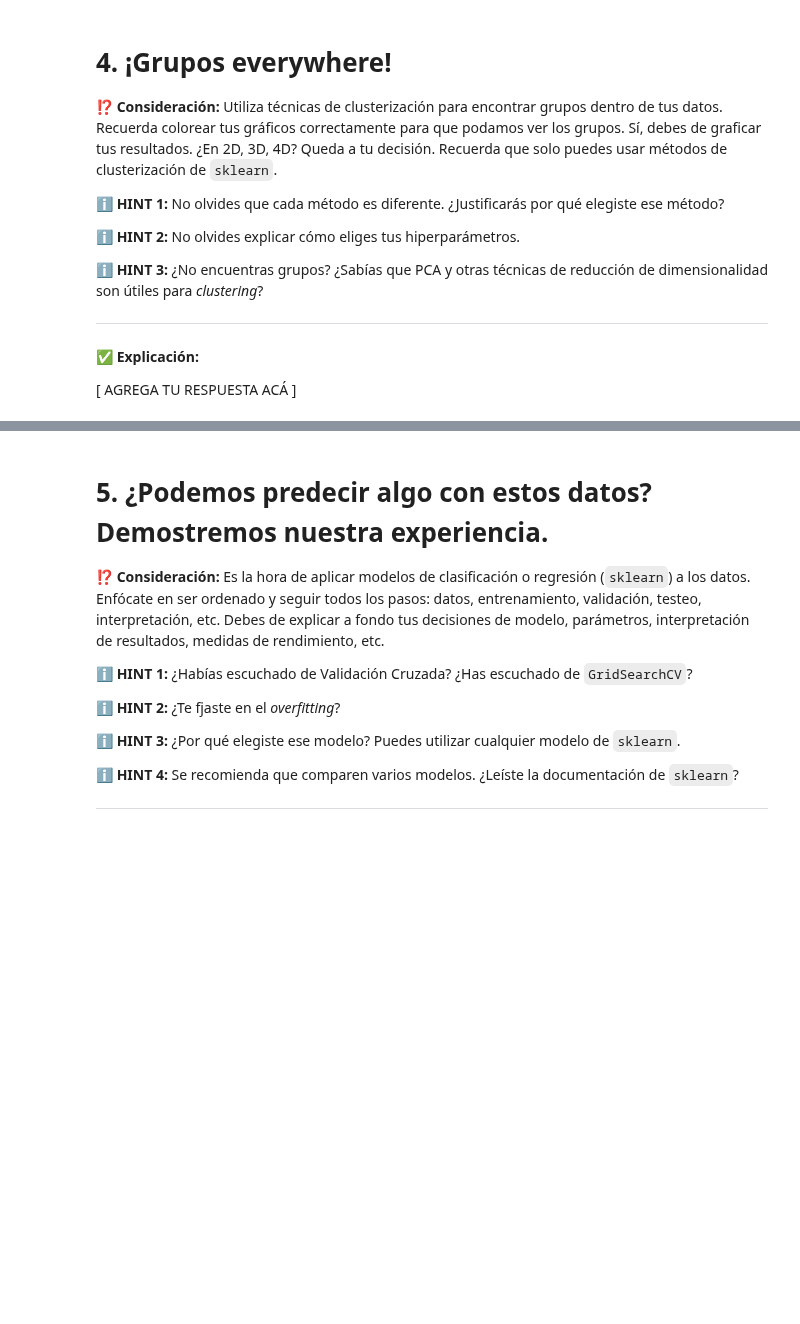
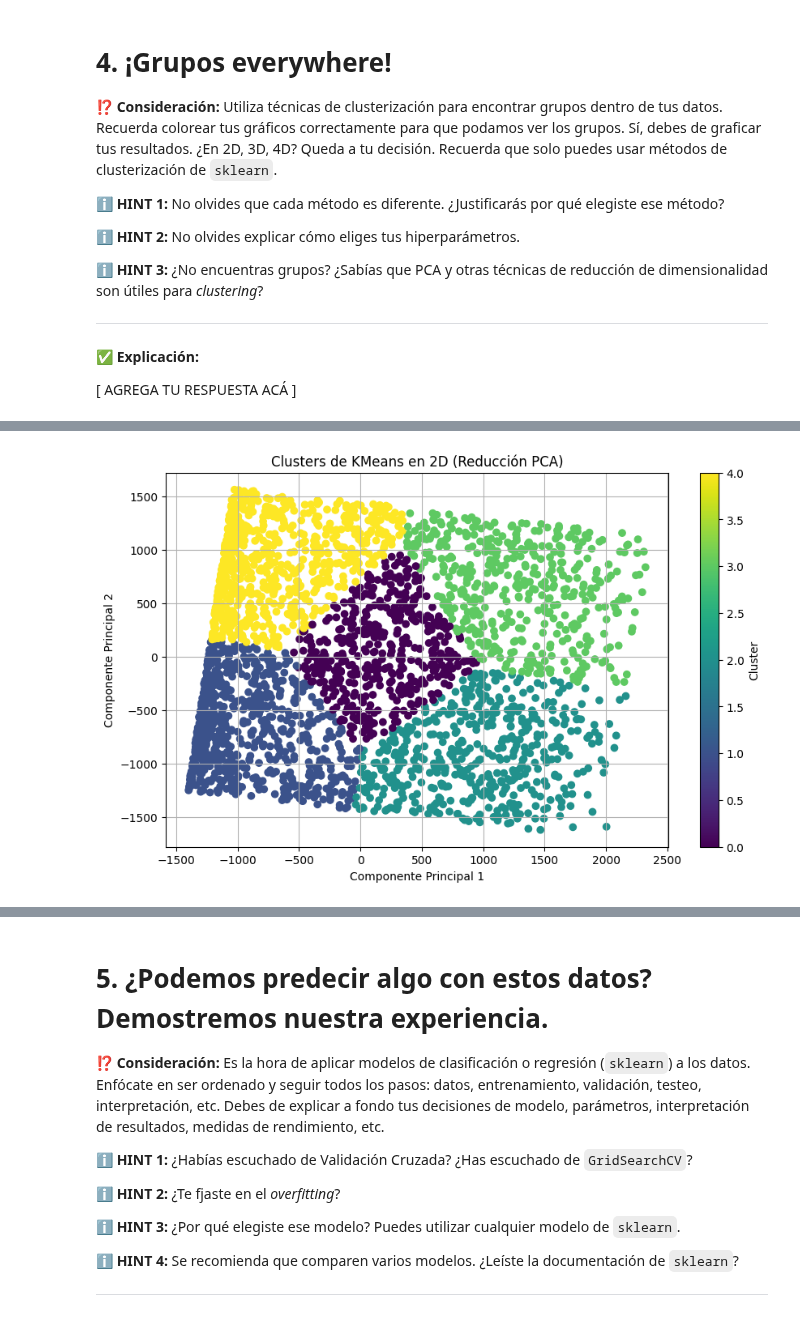
Before and after one commit to julvc/python_diplo, a Jupyter notebook: MP3.ipynb, the cells around one changed output, grey strips where cells are left out. Drawn from its saved outputs; the diff is of its cells as text; code cells hidden in the pictures; blank space fills up the shorter version.

```diff
--- a/MP3.ipynb
+++ b/MP3.ipynb
@@ -638,0 +780,23 @@ plt.show()
+# %%
+# Seleccionar solo las columnas numéricas para el análisis
+x = df_ml.select_dtypes(include=['float64', 'int64']).values
+
+# Aplicar KMeans con el número óptimo de clusters
+n_clusters = 5  # Ajusta el valor según el método del codo
+kmeans = KMeans(n_clusters=n_clusters, random_state=0)
+df_ml['Cluster'] = kmeans.fit_predict(x)
+
+# Reducir a 2 componentes principales usando PCA para graficar en 2D
+pca_2d = PCA(n_components=2)
+x_pca_2d = pca_2d.fit_transform(x)
+
+plt.figure(figsize=(10, 6))
+plt.scatter(x_pca_2d[:, 0], x_pca_2d[:, 1], c=df_ml['Cluster'], cmap='viridis')
+plt.xlabel('Componente Principal 1')
+plt.ylabel('Componente Principal 2')
+plt.title('Clusters de KMeans en 2D (Reducción PCA)')
+plt.colorbar(label='Cluster')
+plt.grid(True)
+plt.show()
+# %% [output]
+[figure, added]
```
Also changed, not shown: parts of 17 cells of this notebook.
